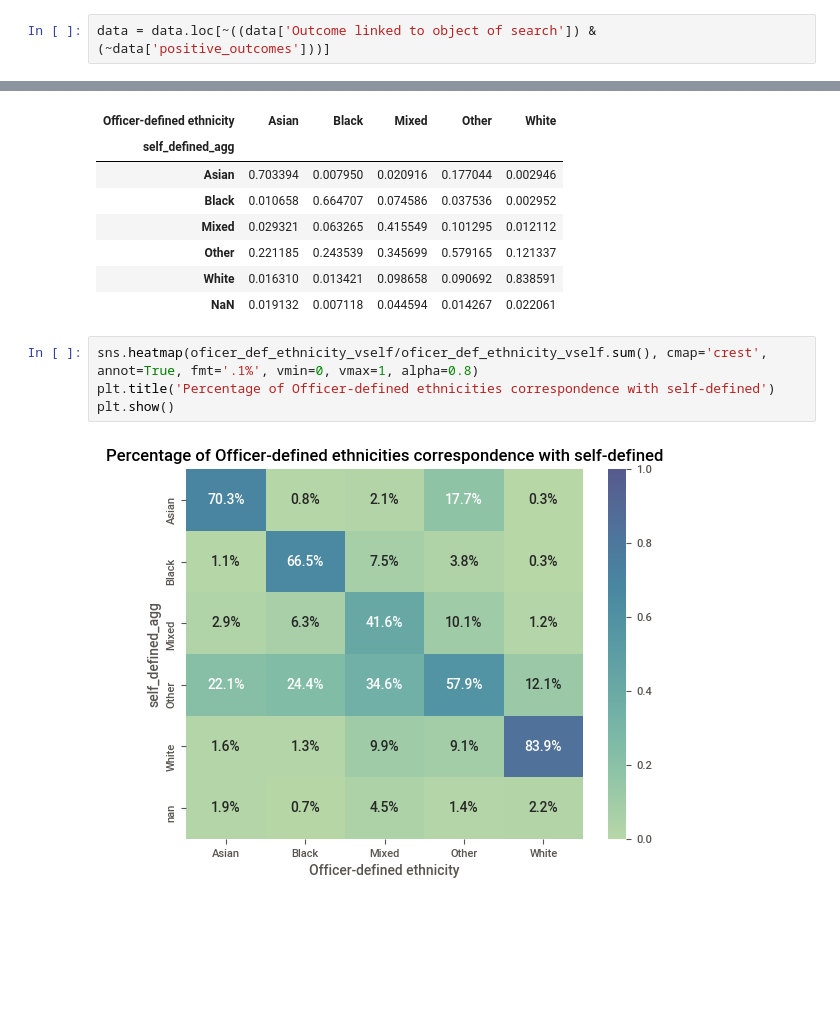
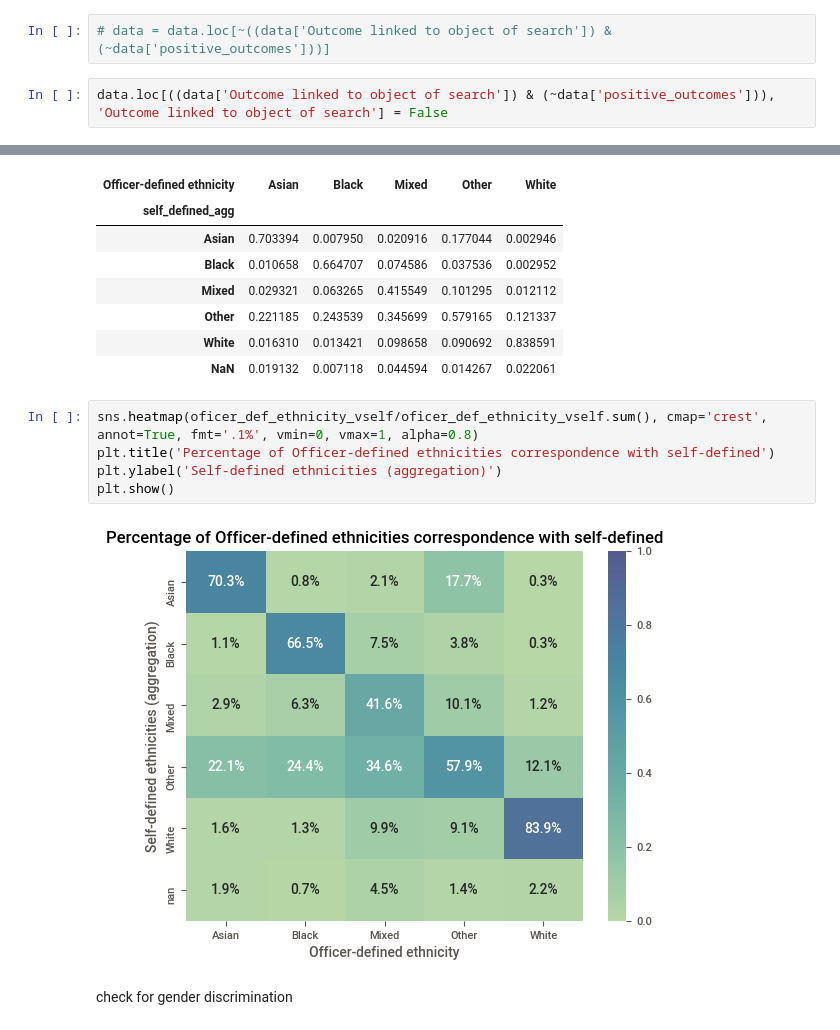
Before and after one commit to 0xjrr/ldsa-capstone-project, a Jupyter notebook: eda-capstone-data.ipynb, the cells around one changed output, grey strips where cells are left out. Drawn from its saved outputs; the diff is of its cells as text; blank space fills up the shorter version.

```diff
--- a/eda-capstone-data.ipynb
+++ b/eda-capstone-data.ipynb
@@ -221,5 +221,7 @@ Drop (positive_outcomes=False and Outcome linked to object of search=True) value
 # %%
-data = data.loc[~((data['Outcome linked to object of search']) & (~data['positive_outcomes']))]
+# data = data.loc[~((data['Outcome linked to object of search']) & (~data['positive_outcomes']))]
+# %%
+data.loc[((data['Outcome linked to object of search']) & (~data['positive_outcomes'])), 'Outcome linked to object of search'] = False
 # %%
 data.groupby(['positive_outcomes',
             'Outcome linked to object of search'])['observation_id'].count().unstack()
@@ -305,6 +307,9 @@ oficer_def_ethnicity_vself/oficer_def_ethnicity_vself.sum()
 # %%
 sns.heatmap(oficer_def_ethnicity_vself/oficer_def_ethnicity_vself.sum(), cmap='crest', annot=True, fmt='.1%', vmin=0, vmax=1, alpha=0.8)
 plt.title('Percentage of Officer-defined ethnicities correspondence with self-defined')
+plt.ylabel('Self-defined ethnicities (aggregation)')
 plt.show()
 # %% [output]
-[figure, old version]
+[figure, new version]
+# %% [markdown]
+check for gender discrimination
```
Also changed, not shown: parts of 7 cells of this notebook.
